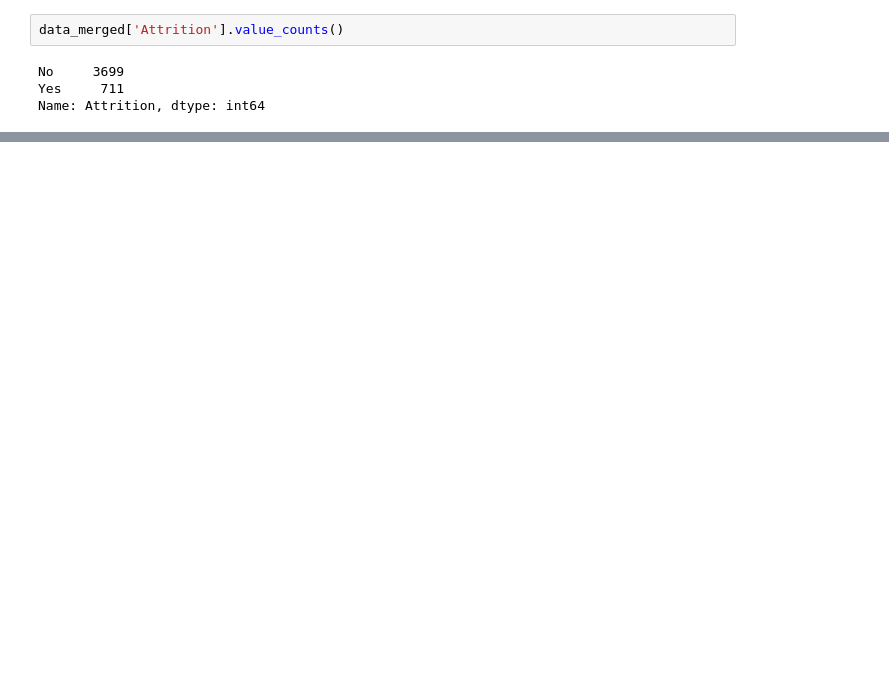
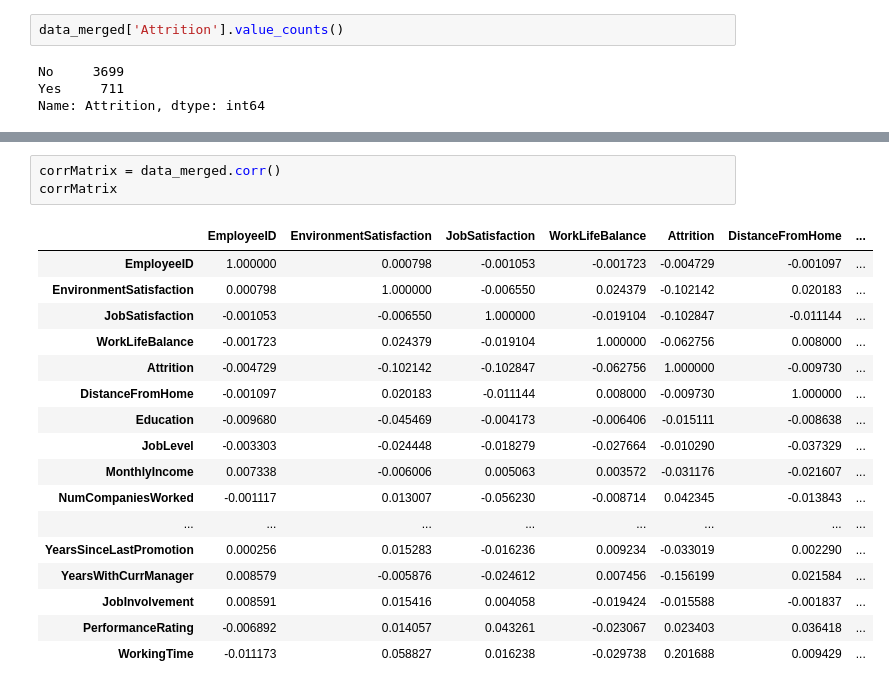
Before and after one commit to itsyanis/Machine-Learning-Project, a Jupyter notebook: Livrable_Projet IA.ipynb, the cells around one changed output, grey strips where cells are left out. Saved outputs shown, nothing was run; the diff lists cells and outputs as text; blank space fills up the shorter version.

```diff
--- a/Livrable_Projet IA.ipynb
+++ b/Livrable_Projet IA.ipynb
@@ -215,0 +250,21 @@ Name: Attrition, dtype: int64
+# %%
+corrMatrix = data_merged.corr()
+corrMatrix
+# %% [output]
+|  | EmployeeID | EnvironmentSatisfaction | JobSatisfaction | WorkLifeBalance | Attrition | DistanceFromHome | ... |
+| EmployeeID | 1.000000 | 0.000798 | -0.001053 | -0.001723 | -0.004729 | -0.001097 | ... |
+| EnvironmentSatisfaction | 0.000798 | 1.000000 | -0.006550 | 0.024379 | -0.102142 | 0.020183 | ... |
+| JobSatisfaction | -0.001053 | -0.006550 | 1.000000 | -0.019104 | -0.102847 | -0.011144 | ... |
+| WorkLifeBalance | -0.001723 | 0.024379 | -0.019104 | 1.000000 | -0.062756 | 0.008000 | ... |
+| Attrition | -0.004729 | -0.102142 | -0.102847 | -0.062756 | 1.000000 | -0.009730 | ... |
+| DistanceFromHome | -0.001097 | 0.020183 | -0.011144 | 0.008000 | -0.009730 | 1.000000 | ... |
+| Education | -0.009680 | -0.045469 | -0.004173 | -0.006406 | -0.015111 | -0.008638 | ... |
+| JobLevel | -0.003303 | -0.024448 | -0.018279 | -0.027664 | -0.010290 | -0.037329 | ... |
+| MonthlyIncome | 0.007338 | -0.006006 | 0.005063 | 0.003572 | -0.031176 | -0.021607 | ... |
+| NumCompaniesWorked | -0.001117 | 0.013007 | -0.056230 | -0.008714 | 0.042345 | -0.013843 | ... |
+| ... | ... | ... | ... | ... | ... | ... | ... |
+| YearsSinceLastPromotion | 0.000256 | 0.015283 | -0.016236 | 0.009234 | -0.033019 | 0.002290 | ... |
+| YearsWithCurrManager | 0.008579 | -0.005876 | -0.024612 | 0.007456 | -0.156199 | 0.021584 | ... |
+| JobInvolvement | 0.008591 | 0.015416 | 0.004058 | -0.019424 | -0.015588 | -0.001837 | ... |
+| PerformanceRating | -0.006892 | 0.014057 | 0.043261 | -0.023067 | 0.023403 | 0.036418 | ... |
+| WorkingTime | -0.011173 | 0.058827 | 0.016238 | -0.029738 | 0.201688 | 0.009429 | ... |
```
Also changed, not shown: parts of 15 cells of this notebook.
